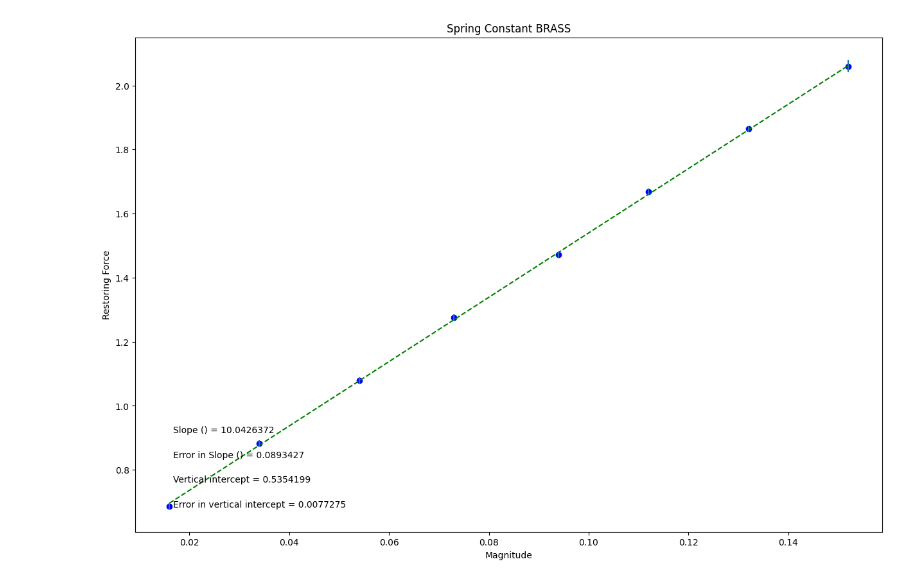
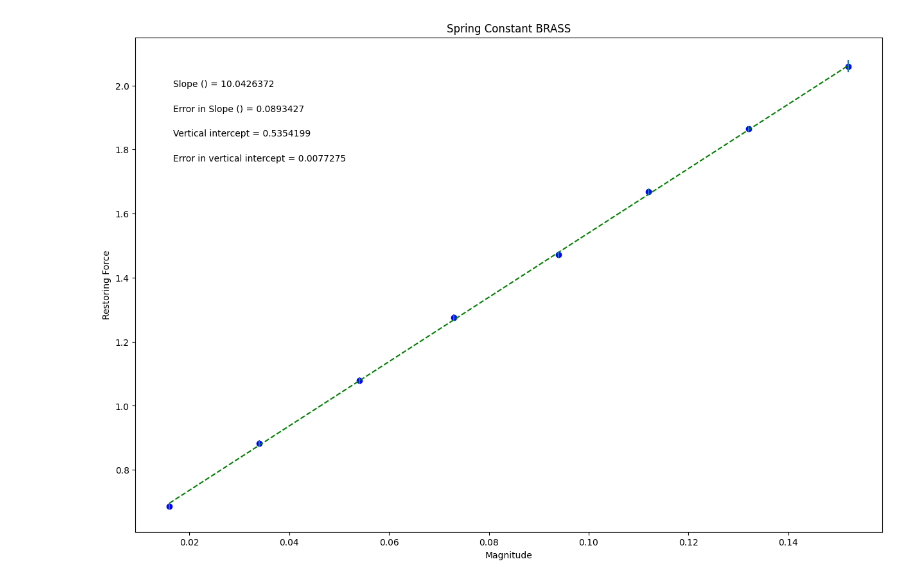
Before and after one commit to phs3018104/Spring-Constants, a Jupyter notebook: phsxlab_plotting_template.ipynb, the cells around one changed output. Saved outputs shown, nothing was run; the diff lists cells and outputs as text; code cells hidden in the pictures.

```diff
--- a/phsxlab_plotting_template.ipynb
+++ b/phsxlab_plotting_template.ipynb
@@ -45,7 +45,7 @@ slope_units= ''
 #UPDATE ANNOTATION PLACEMENT SO IT'S OUT OF WAY OF PLOTTED DATA AND BEST FIT LINE
 #integer from 1 to 4, top R corner is 1 (counter-clockwise from there)
 
-annotation_placement=3
+annotation_placement=2
 
 
 #-----------------------------------------------------------------------#
@@ -92,31 +92,31 @@ elif annotation_placement==3 or annotation_placement==4:
 #Don't need to change anything in this section!
 
 #Plot data on graph. Plot error bars and place values for slope,
 #error in slope, and vertical intercept (plus error) on the plot using "annotate"
 
 plt.figure(figsize=(15,10))
 
 plt.plot(x, fit, color='green', linestyle='--')
 plt.scatter(x, y, color='blue', marker='o')
 
 plt.xlabel(x_label)
 plt.ylabel(y_label)
 plt.title(plot_title)
 
 plt.errorbar(x, y, yerr=dy, xerr=None, fmt="none") #don't need to plot x error bars
 
 plt.annotate('Slope ({}) = {value:.{digits}f}'.format(slope_units,value=m, digits=7),
              (xpos, ypos[0]), xycoords='axes fraction')
 
 plt.annotate('Error in Slope ({}) = {value:.{digits}f}'.format(slope_units,value=dm, digits=7),
              (xpos, ypos[1]), xycoords='axes fraction')
 
 plt.annotate('Vertical intercept = {value:.{digits}f}'.format(value=b, digits=7),
              (xpos, ypos[2]), xycoords='axes fraction')
 
 plt.annotate('Error in vertical intercept = {value:.{digits}f}'.format(value=db, digits=7),
              (xpos, ypos[3]), xycoords='axes fraction')
 
 plt.show()
 # %% [output]
-[figure, old version]
+[figure, new version]
```
